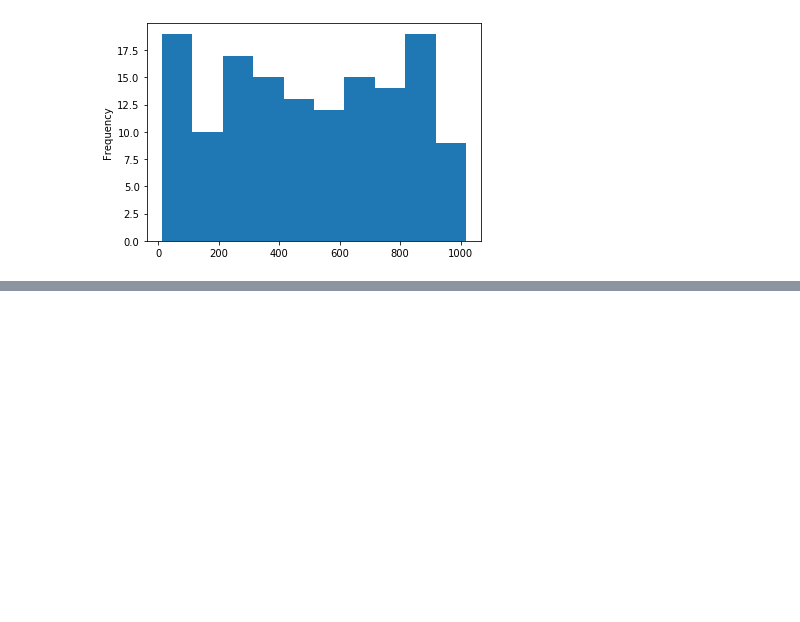
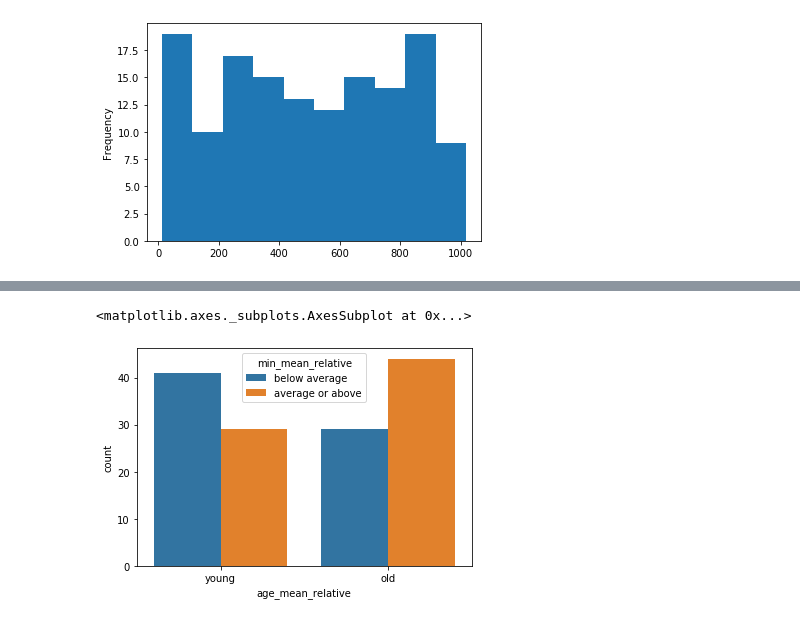
Before and after one commit to tongNJ/Dataquest_tutorial, a Jupyter notebook: Frequency Distribution.ipynb, the cells around one changed output, grey strips where cells are left out. Drawn from its saved outputs; the diff is of its cells as text; code cells hidden in the pictures; blank space fills up the shorter version.

```diff
--- a/Frequency Distribution.ipynb
+++ b/Frequency Distribution.ipynb
@@ -431,0 +463,9 @@ df['MIN'].plot.hist()
+# %%
+wnba['age_mean_relative'] = wnba['Age'].apply(lambda x: 'old' if x >= 27 else 'young')
+wnba['min_mean_relative'] = wnba['MIN'].apply(lambda x: 'average or above' if x >= 497 else
+                                           'below average')
+# %%
+sns.countplot(x='age_mean_relative',hue='min_mean_relative',data=wnba)
+# %% [output]
+<matplotlib.axes._subplots.AxesSubplot at 0x...>
+[figure, added]
```
Also changed, not shown: parts of 13 cells of this notebook, 1 other file.
